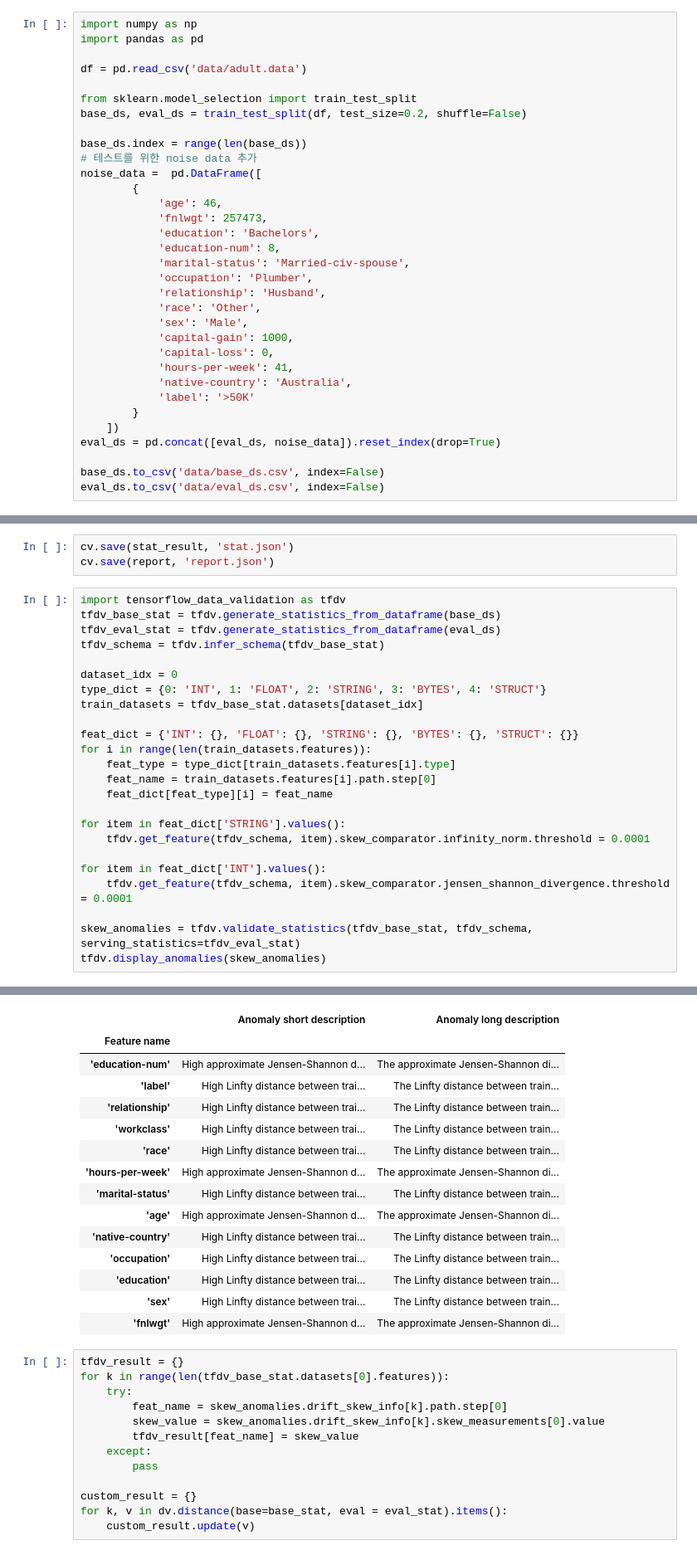
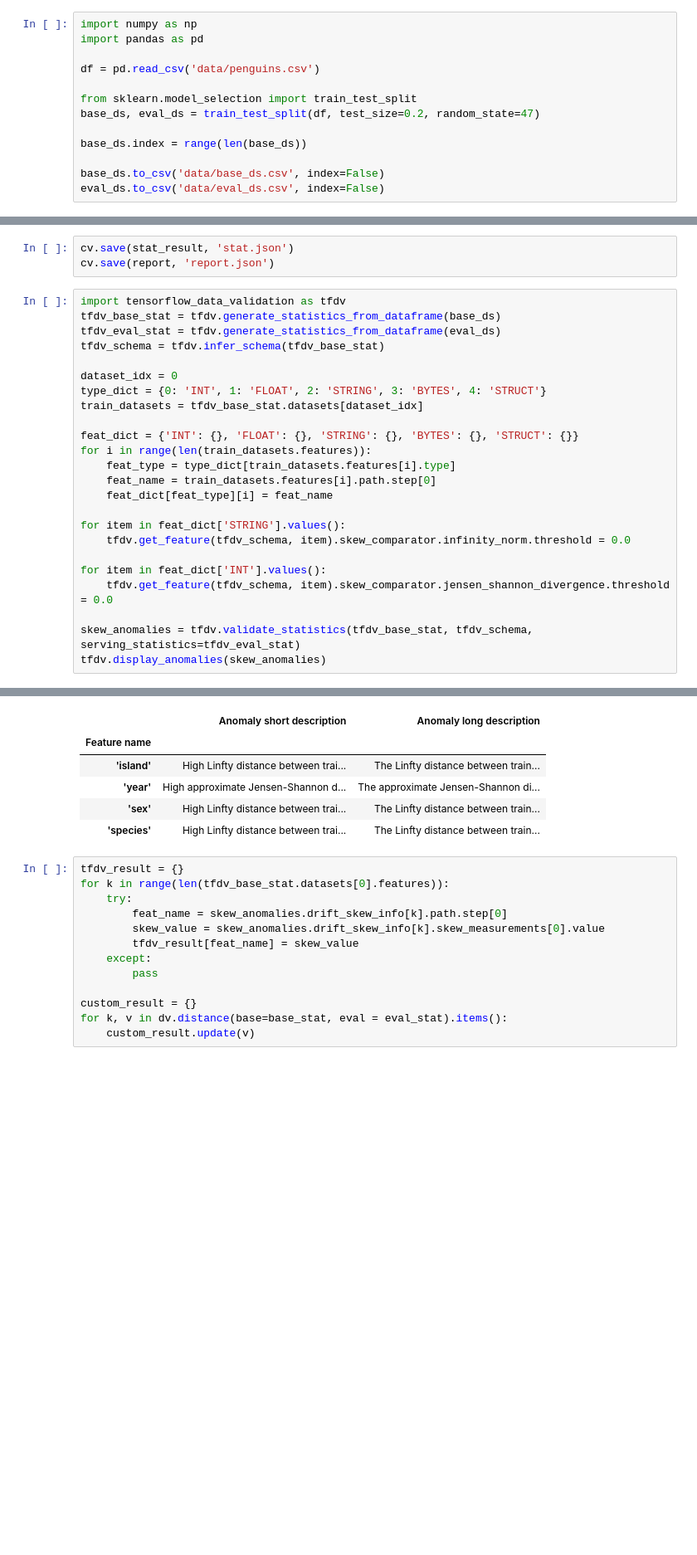
Before and after one commit to Eungyu-Jin/data-validation, a Jupyter notebook: custom.ipynb, the cells around one changed output, grey strips where cells are left out. Shown at 83% size. Cells and saved outputs as stored; diff of their text form; blank space fills up the shorter version.

```diff
--- a/custom.ipynb
+++ b/custom.ipynb
@@ -25,32 +25,12 @@ raw 데이터
 import numpy as np
 import pandas as pd
 
-df = pd.read_csv('data/adult.data')
+df = pd.read_csv('data/penguins.csv')
 
 from sklearn.model_selection import train_test_split
-base_ds, eval_ds = train_test_split(df, test_size=0.2, shuffle=False)
+base_ds, eval_ds = train_test_split(df, test_size=0.2, random_state=47)
 
 base_ds.index = range(len(base_ds))
-# 테스트를 위한 noise data 추가
-noise_data =  pd.DataFrame([
-        {
-            'age': 46,
-            'fnlwgt': 257473,
-            'education': 'Bachelors',
-            'education-num': 8,
-            'marital-status': 'Married-civ-spouse',
-            'occupation': 'Plumber',
-            'relationship': 'Husband',
-            'race': 'Other',
-            'sex': 'Male',
-            'capital-gain': 1000,
-            'capital-loss': 0,
-            'hours-per-week': 41,
-            'native-country': 'Australia',
-            'label': '>50K'
-        }
-    ])
-eval_ds = pd.concat([eval_ds, noise_data]).reset_index(drop=True)
 
 base_ds.to_csv('data/base_ds.csv', index=False)
 eval_ds.to_csv('data/eval_ds.csv', index=False)
@@ -367,10 +334,10 @@ for i in range(len(train_datasets.features)):
     feat_dict[feat_type][i] = feat_name
 
 for item in feat_dict['STRING'].values():
-    tfdv.get_feature(tfdv_schema, item).skew_comparator.infinity_norm.threshold = 0.0001
+    tfdv.get_feature(tfdv_schema, item).skew_comparator.infinity_norm.threshold = 0.0
 
 for item in feat_dict['INT'].values():
-    tfdv.get_feature(tfdv_schema, item).skew_comparator.jensen_shannon_divergence.threshold = 0.0001
+    tfdv.get_feature(tfdv_schema, item).skew_comparator.jensen_shannon_divergence.threshold = 0.0
 
 skew_anomalies = tfdv.validate_statistics(tfdv_base_stat, tfdv_schema, serving_statistics=tfdv_eval_stat)
 tfdv.display_anomalies(skew_anomalies)
@@ -378,18 +349,9 @@ tfdv.display_anomalies(skew_anomalies)
 |  | Anomaly short description | Anomaly long description |
 | Feature name |  |  |
-| 'education-num' | High approximate Jensen-Shannon d... | The approximate Jensen-Shannon di... |
-| 'label' | High Linfty distance between trai... | The Linfty distance between train... |
-| 'relationship' | High Linfty distance between trai... | The Linfty distance between train... |
-| 'workclass' | High Linfty distance between trai... | The Linfty distance between train... |
-| 'race' | High Linfty distance between trai... | The Linfty distance between train... |
-| 'hours-per-week' | High approximate Jensen-Shannon d... | The approximate Jensen-Shannon di... |
-| 'marital-status' | High Linfty distance between trai... | The Linfty distance between train... |
-| 'age' | High approximate Jensen-Shannon d... | The approximate Jensen-Shannon di... |
-| 'native-country' | High Linfty distance between trai... | The Linfty distance between train... |
-| 'occupation' | High Linfty distance between trai... | The Linfty distance between train... |
-| 'education' | High Linfty distance between trai... | The Linfty distance between train... |
+| 'island' | High Linfty distance between trai... | The Linfty distance between train... |
+| 'year' | High approximate Jensen-Shannon d... | The approximate Jensen-Shannon di... |
 | 'sex' | High Linfty distance between trai... | The Linfty distance between train... |
-| 'fnlwgt' | High approximate Jensen-Shannon d... | The approximate Jensen-Shannon di... |
+| 'species' | High Linfty distance between trai... | The Linfty distance between train... |
 # %%
 tfdv_result = {}
 for k in range(len(tfdv_base_stat.datasets[0].features)):
```
Also changed, not shown: parts of 24 cells of this notebook.
